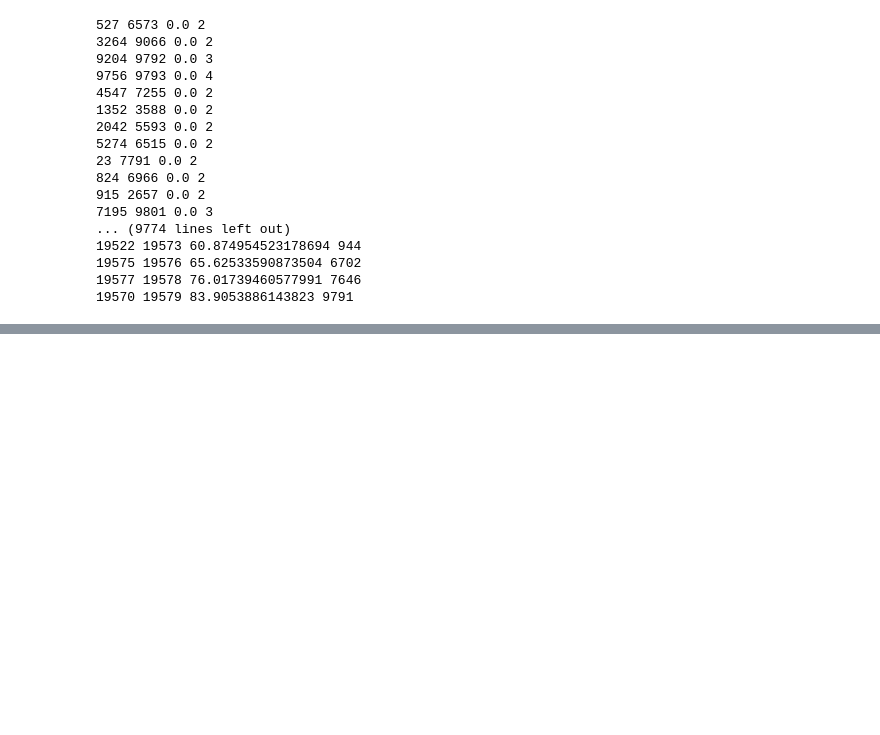
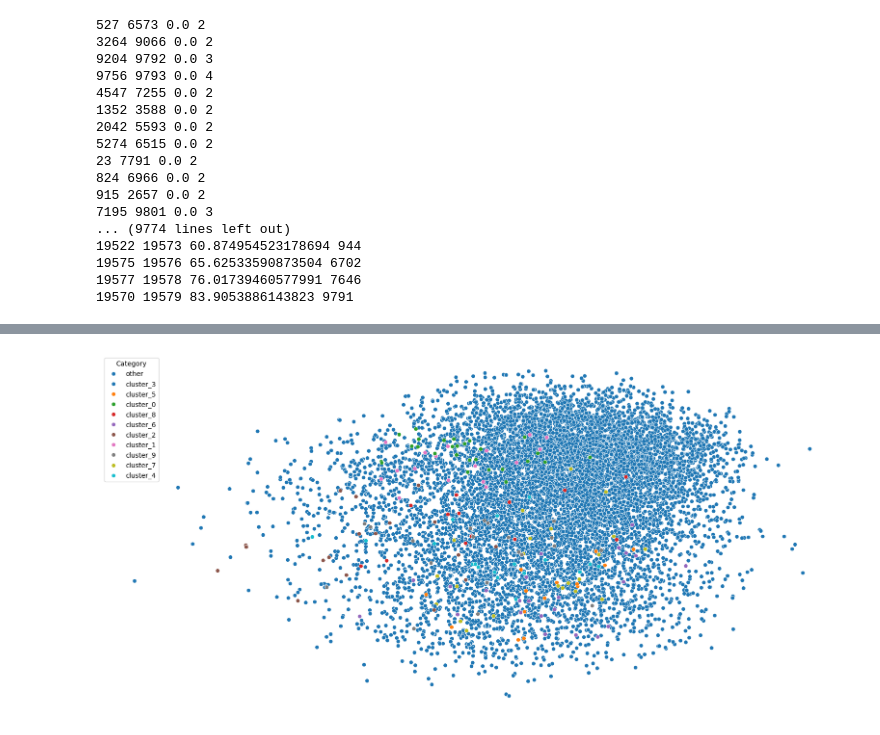
Before and after one commit to cair/Style_Quiz, a Jupyter notebook: notebooks/style_quiz_clustering_investigation.ipynb, the cells around one changed output, grey strips where cells are left out. Cells and saved outputs as stored; diff of their text form; code cells hidden in the pictures; blank space fills up the shorter version.

```diff
--- a/notebooks/style_quiz_clustering_investigation.ipynb
+++ b/notebooks/style_quiz_clustering_investigation.ipynb
@@ -93,0 +214,13 @@ z_df = pd.DataFrame(Z, columns=["num_0", "num_1", "distance", "num_2"])
+# %%
+import pandas as pd
+import matplotlib.pyplot as plt
+from sklearn.manifold import TSNE
+import seaborn as sns
+from src import generate_embedding_tsnes_with_thumbnails
+
+FIGURE_SAVE_PATH = "reports/figures/outfit_tsne.png"
+
+embeddings_df["rep_cluster"] = embeddings_df["cluster"].apply(lambda x: f"cluster_{x}" if x < 10 else "other")
+tsne_original_df, scatter_original_plot, svd = generate_embedding_tsnes_with_thumbnails.generate_svd_diagram(embeddings_df, REPRESENTATION_COLUMN, hue_column="rep_cluster", extra_embeddings=None, show_plot=True, return_svd=True, save_path=FIGURE_SAVE_PATH)
+# %% [output]
+[figure, added]
```
Also changed, not shown: parts of 8 cells of this notebook, 6 other files.
